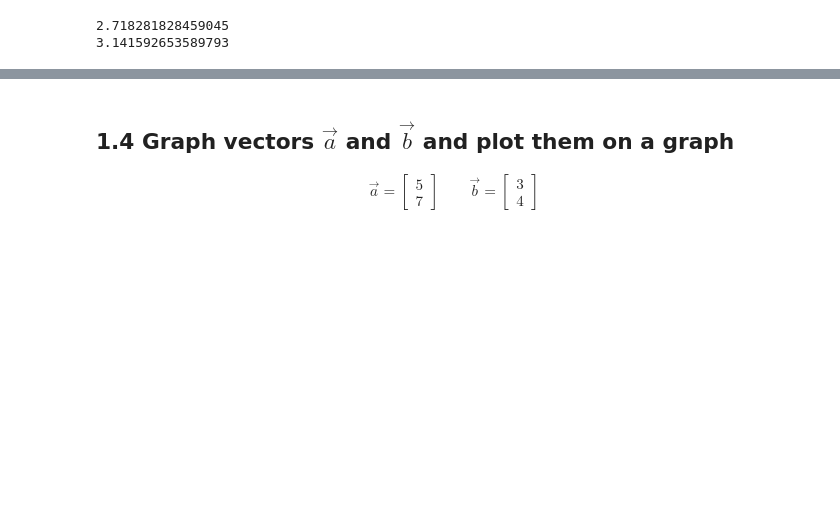
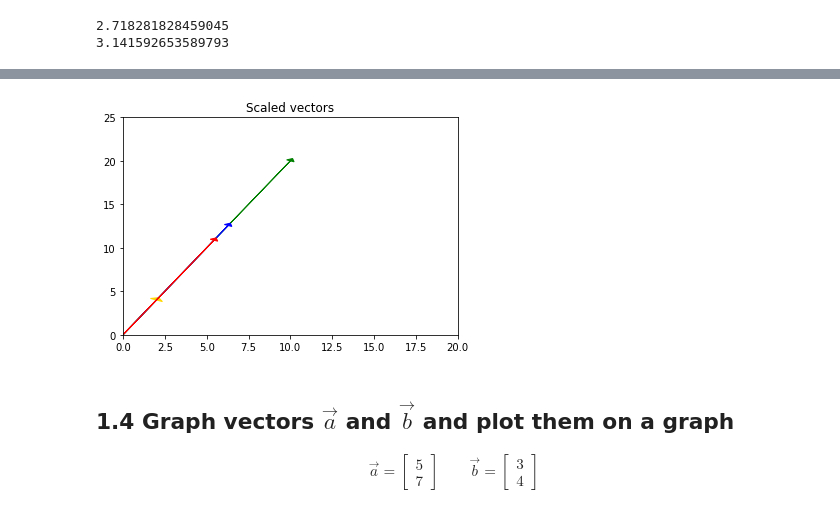
Before and after one commit to yestrella14/DS-Unit-1-Sprint-3-Linear-Algebra, a Jupyter notebook: LS_DS_131_Vectors_and_Matrices_Assignment.ipynb, the cells around one changed output, grey strips where cells are left out. Cells and saved outputs as stored; diff of their text form; code cells hidden in the pictures; blank space fills up the shorter version.

```diff
--- a/LS_DS_131_Vectors_and_Matrices_Assignment.ipynb
+++ b/LS_DS_131_Vectors_and_Matrices_Assignment.ipynb
@@ -23,3 +69,15 @@ print(pi)
+# %%
+plt.arrow(0,0, v2[0], v2[1], head_width=0.8, head_length=0.3, color='gold')
+plt.arrow(0,0, v2_5[0], v2_5[1], head_width=0.5, head_length=0.3, color='green')
+plt.arrow(0,0, v2_pi[0], v2_pi[1], head_width=0.5, head_length=0.3, color='blue')
+plt.arrow(0,0, v2_e[0], v2_e[1], head_width=0.5, head_length=0.3, color='red')
+
+plt.title('Scaled vectors')
+plt.xlim(0,20)
+plt.ylim(0,25)
+plt.show()
+# %% [output]
+[figure, added]
 # %% [markdown]
 ## 1.4 Graph vectors $\vec{a}$ and $\vec{b}$ and plot them on a graph
 
```
Also changed, not shown: parts of 16 cells of this notebook.
